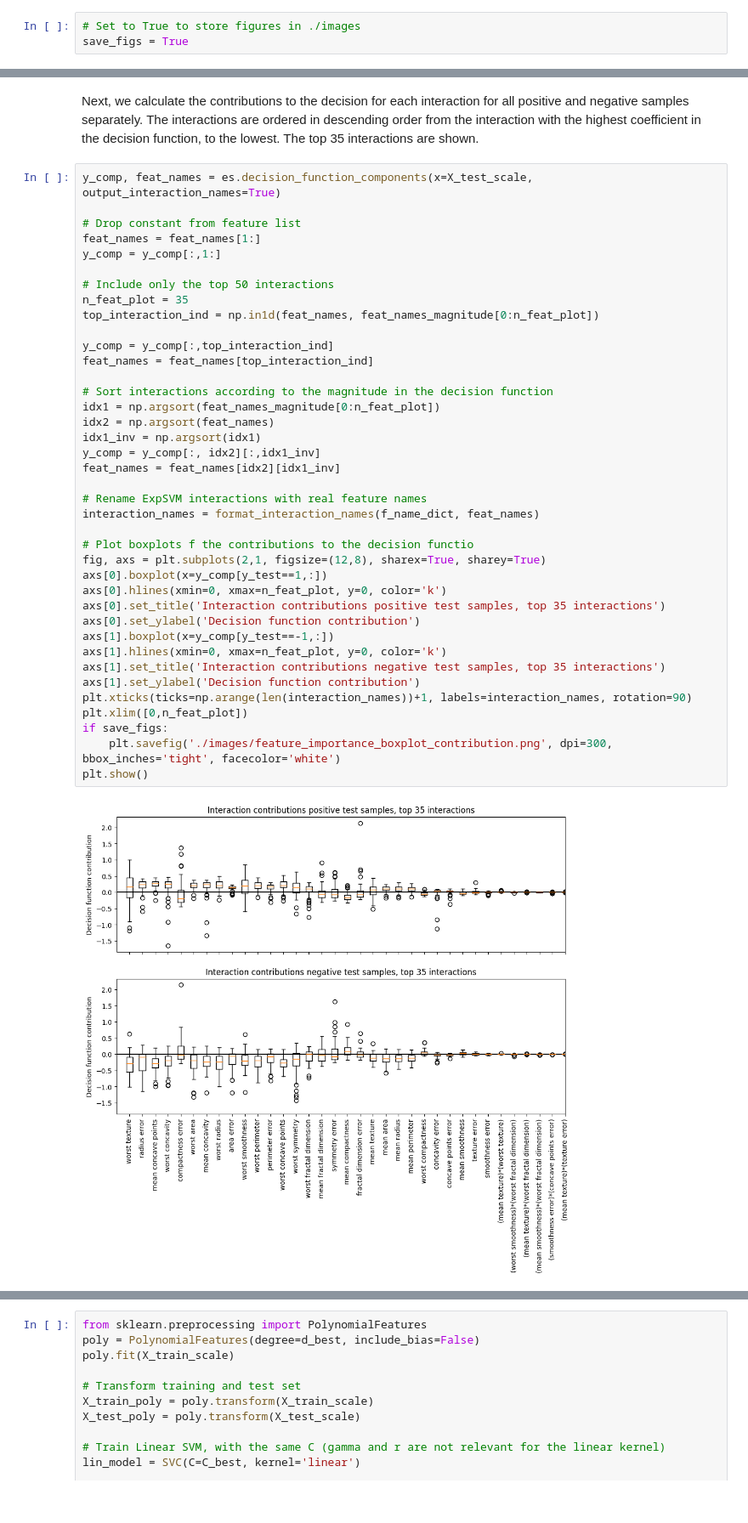
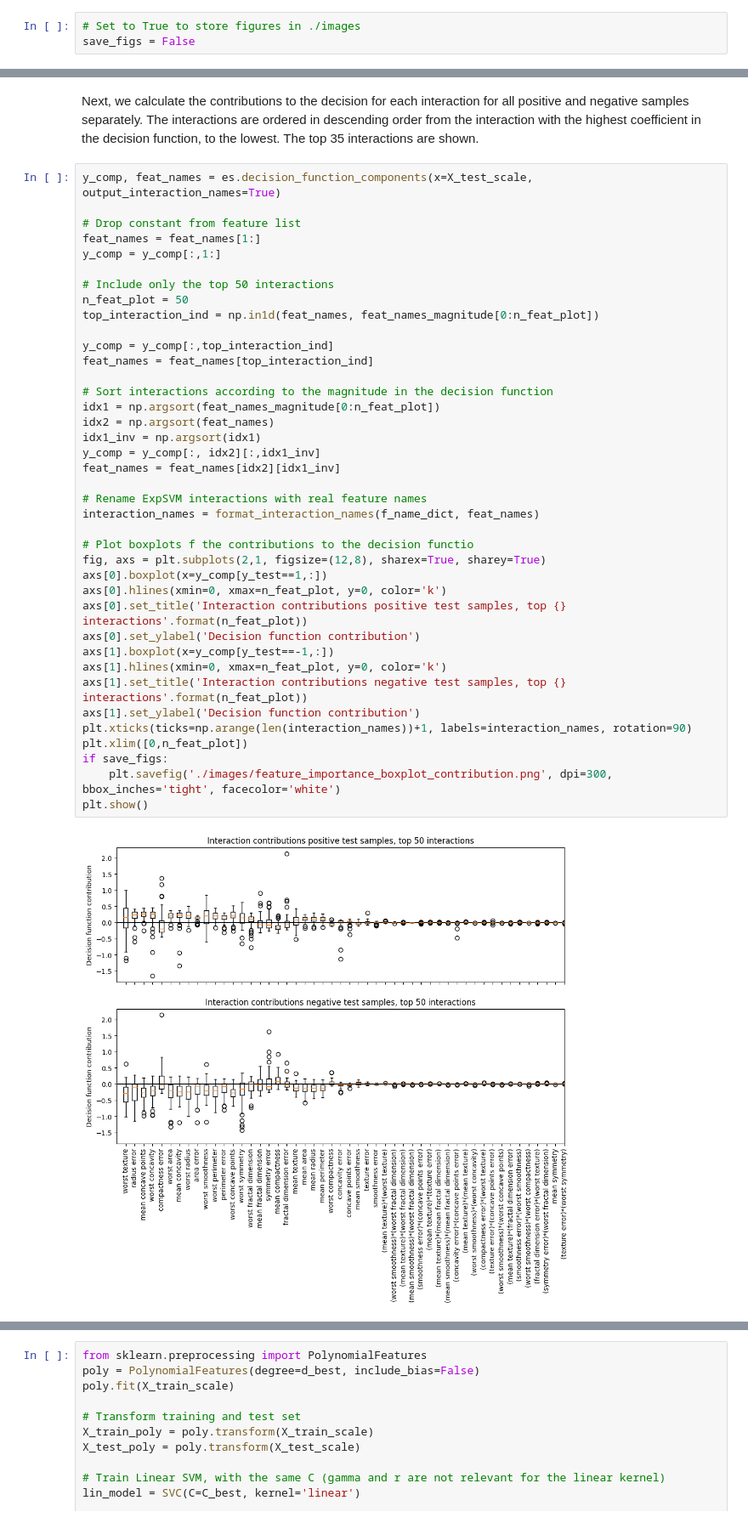
Before and after one commit to rikardvinge/explainpolysvm, a Jupyter notebook: examples/wisconsin_breast_cancer_dataset/interaction_importance_wbc.ipynb, the cells around one changed output, grey strips where cells are left out. Shown at 85% size. Saved outputs shown, nothing was run; the diff lists cells and outputs as text.

```diff
--- a/examples/wisconsin_breast_cancer_dataset/feature_importance_wbc.ipynb
+++ b/examples/wisconsin_breast_cancer_dataset/interaction_importance_wbc.ipynb
@@ -21,7 +20,7 @@ from sklearn.inspection import permutation_importance
 rng = np.random.default_rng(1011)
 # %%
 # Set to True to store figures in ./images
-save_figs = True
+save_figs = False
 # %%
 data = load_breast_cancer()
 # %%
@@ -271,36 +270,36 @@ feat_names = feat_names[1:]
 y_comp = y_comp[:,1:]
 
 # Include only the top 50 interactions
-n_feat_plot = 35
+n_feat_plot = 50
 top_interaction_ind = np.in1d(feat_names, feat_names_magnitude[0:n_feat_plot])
 
 y_comp = y_comp[:,top_interaction_ind]
 feat_names = feat_names[top_interaction_ind]
 
 # Sort interactions according to the magnitude in the decision function
 idx1 = np.argsort(feat_names_magnitude[0:n_feat_plot])
 idx2 = np.argsort(feat_names)
 idx1_inv = np.argsort(idx1)
 y_comp = y_comp[:, idx2][:,idx1_inv]
 feat_names = feat_names[idx2][idx1_inv]
 
 # Rename ExpSVM interactions with real feature names
 interaction_names = format_interaction_names(f_name_dict, feat_names)
 
 # Plot boxplots f the contributions to the decision functio
 fig, axs = plt.subplots(2,1, figsize=(12,8), sharex=True, sharey=True)
 axs[0].boxplot(x=y_comp[y_test==1,:])
 axs[0].hlines(xmin=0, xmax=n_feat_plot, y=0, color='k')
-axs[0].set_title('Interaction contributions positive test samples, top 35 interactions')
+axs[0].set_title('Interaction contributions positive test samples, top {} interactions'.format(n_feat_plot))
 axs[0].set_ylabel('Decision function contribution')
 axs[1].boxplot(x=y_comp[y_test==-1,:])
 axs[1].hlines(xmin=0, xmax=n_feat_plot, y=0, color='k')
-axs[1].set_title('Interaction contributions negative test samples, top 35 interactions')
+axs[1].set_title('Interaction contributions negative test samples, top {} interactions'.format(n_feat_plot))
 axs[1].set_ylabel('Decision function contribution')
 plt.xticks(ticks=np.arange(len(interaction_names))+1, labels=interaction_names, rotation=90)
 plt.xlim([0,n_feat_plot])
 if save_figs:
     plt.savefig('./images/feature_importance_boxplot_contribution.png', dpi=300, bbox_inches='tight', facecolor='white')
 plt.show()
 # %% [output]
-[figure, old version]
+[figure, new version]
```
Also changed, not shown: parts of 6 cells of this notebook, 6 other files.
